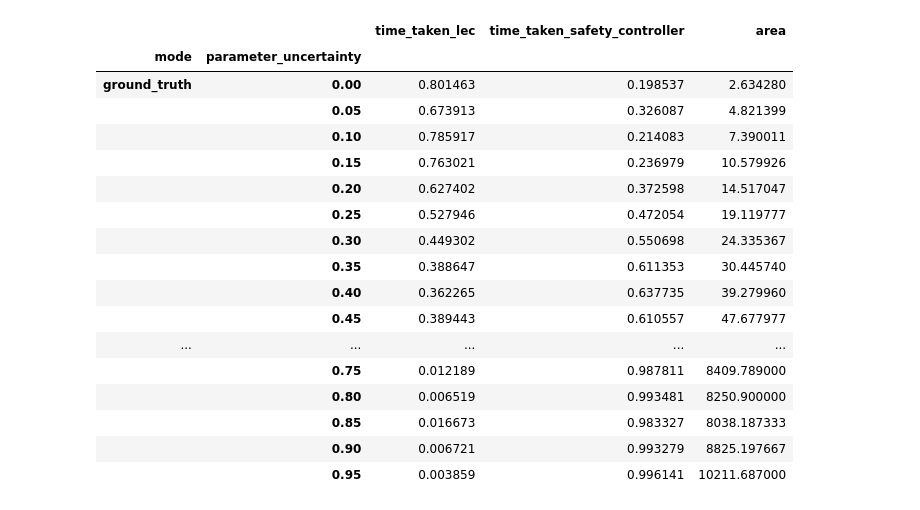
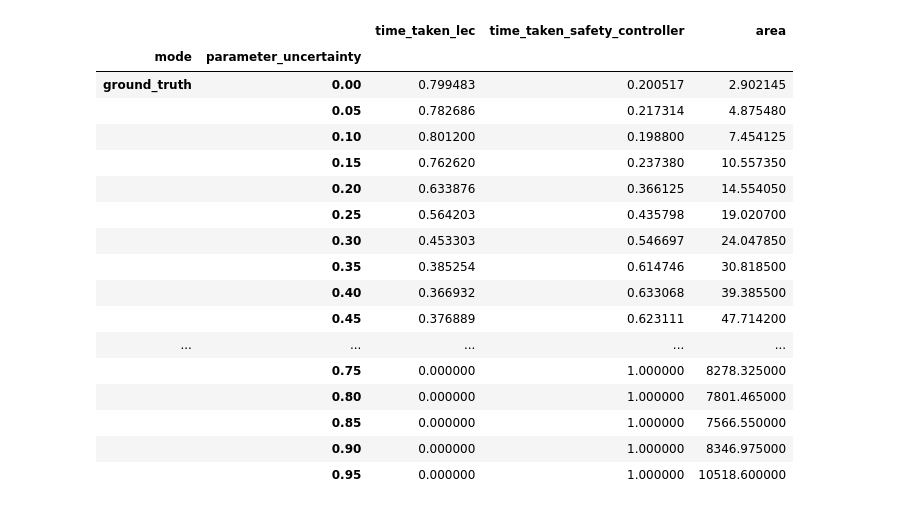
Before and after one commit to pmusau17/Platooning-F1Tenth, a Jupyter notebook: src/rtreach/logs/uncertainty_experiments/UncertaintyExperiments.ipynb, the cells around one changed output. Drawn from its saved outputs; the diff is of its cells as text; code cells hidden in the pictures.

```diff
--- a/src/rtreach/logs/uncertainty_experiments/UncertaintyExperiments.ipynb
+++ b/src/rtreach/logs/uncertainty_experiments/UncertaintyExperiments.ipynb
@@ -20,9 +20,11 @@ original_dfs = []
 
 for st in file_str:
     for val in params:
-
+        if('particle_uncertainty_truth' in st and val in "0.500000.csv"):
+            continue
         fh = st.format(val)
         df = pd.read_csv(fh,header=None)
+
         df =df.rename(columns={0:'time_str',1:'time_taken_lec',2:'time_taken_safety_controller',3:'area'})
         df['parameter_uncertainty']  = float(val.replace(".csv",""))
         df['mode'] = st[:-3]
@@ -31,23 +33,23 @@ for st in file_str:
 
 dfs = pd.concat(original_dfs)
 # %%
-dfs.groupby(['mode','parameter_uncertainty']).mean()
+dfs.groupby(['mode','parameter_uncertainty']).median()
 # %% [output]
 |  |  | time_taken_lec | time_taken_safety_controller | area |
 | mode | parameter_uncertainty |  |  |  |
-| ground_truth | 0.00 | 0.801463 | 0.198537 | 2.634280 |
-|  | 0.05 | 0.673913 | 0.326087 | 4.821399 |
-|  | 0.10 | 0.785917 | 0.214083 | 7.390011 |
-|  | 0.15 | 0.763021 | 0.236979 | 10.579926 |
-|  | 0.20 | 0.627402 | 0.372598 | 14.517047 |
-|  | 0.25 | 0.527946 | 0.472054 | 19.119777 |
-|  | 0.30 | 0.449302 | 0.550698 | 24.335367 |
-|  | 0.35 | 0.388647 | 0.611353 | 30.445740 |
-|  | 0.40 | 0.362265 | 0.637735 | 39.279960 |
-|  | 0.45 | 0.389443 | 0.610557 | 47.677977 |
+| ground_truth | 0.00 | 0.799483 | 0.200517 | 2.902145 |
+|  | 0.05 | 0.782686 | 0.217314 | 4.875480 |
+|  | 0.10 | 0.801200 | 0.198800 | 7.454125 |
+|  | 0.15 | 0.762620 | 0.237380 | 10.557350 |
+|  | 0.20 | 0.633876 | 0.366125 | 14.554050 |
+|  | 0.25 | 0.564203 | 0.435798 | 19.020700 |
+|  | 0.30 | 0.453303 | 0.546697 | 24.047850 |
+|  | 0.35 | 0.385254 | 0.614746 | 30.818500 |
+|  | 0.40 | 0.366932 | 0.633068 | 39.385500 |
+|  | 0.45 | 0.376889 | 0.623111 | 47.714200 |
 | ... | ... | ... | ... | ... |
-|  | 0.75 | 0.012189 | 0.987811 | 8409.789000 |
-|  | 0.80 | 0.006519 | 0.993481 | 8250.900000 |
-|  | 0.85 | 0.016673 | 0.983327 | 8038.187333 |
-|  | 0.90 | 0.006721 | 0.993279 | 8825.197667 |
-|  | 0.95 | 0.003859 | 0.996141 | 10211.687000 |
+|  | 0.75 | 0.000000 | 1.000000 | 8278.325000 |
+|  | 0.80 | 0.000000 | 1.000000 | 7801.465000 |
+|  | 0.85 | 0.000000 | 1.000000 | 7566.550000 |
+|  | 0.90 | 0.000000 | 1.000000 | 8346.975000 |
+|  | 0.95 | 0.000000 | 1.000000 | 10518.600000 |
```
Also changed, not shown: parts of 7 cells of this notebook, 4 other files.
